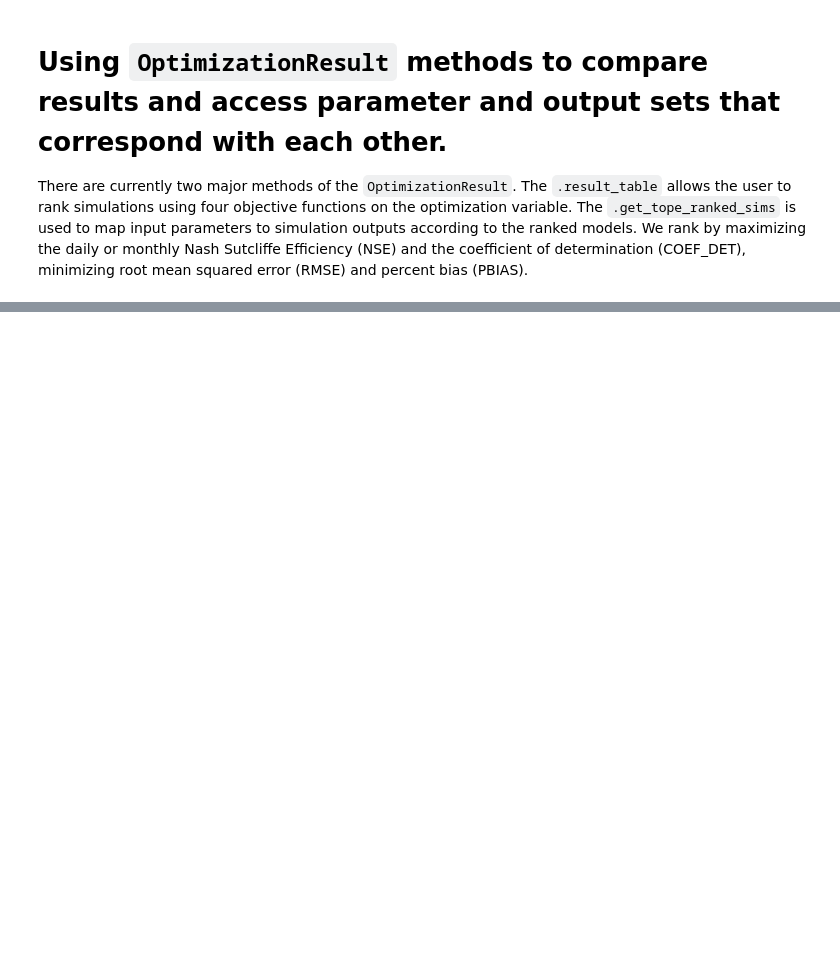
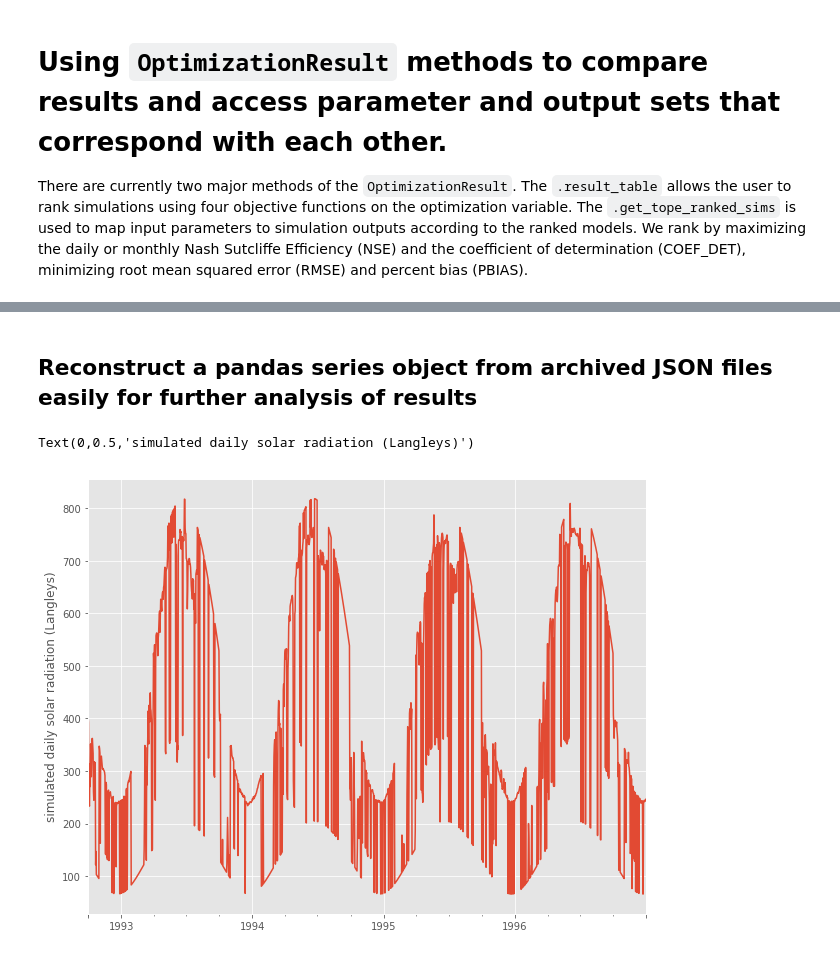
Before and after one commit to PRMS-Python/PRMS-Python, a Jupyter notebook: notebooks/monte_carlo_optimization_result.ipynb, the cells around one changed output, grey strips where cells are left out. Drawn from its saved outputs; the diff is of its cells as text; code cells hidden in the pictures; blank space fills up the shorter version.

```diff
--- a/notebooks/monte_carlo_optimization_result.ipynb
+++ b/notebooks/monte_carlo_optimization_result.ipynb
@@ -277,0 +262,8 @@ axes[1].legend()
+# %%
+# open a single JSON file
+with open(os.path.join(work_directory, 'ddsolrad_archived', 'tmax_index_58.3766673754.json')) as f:
+    archive_file = json.load(f)
+
+# print a list of the keys for each entry in the archived JSON file
+print('List of keys in archived JSON file:\n'+'-'*35)
+print('\n'.join([f for f in archive_file.keys()]))
@@ -277,0 +324,12 @@ axes[1].legend()
+# %% [markdown]
+## Reconstruct a pandas series object from archived JSON files easily for further analysis of results
+# %%
+idx = pd.to_datetime(archive_file.get('output_date_index'))
+output = archive_file.get('output_values')
+output_series = pd.Series(data=output, index=idx)
+
+ax = output_series.plot(figsize=(10,8))
+ax.set_ylabel('simulated daily solar radiation (Langleys)')
+# %% [output]
+Text(0,0.5,'simulated daily solar radiation (Langleys)')
+[figure, added]
```
Also changed, not shown: parts of 29 cells of this notebook, 8 other files.
